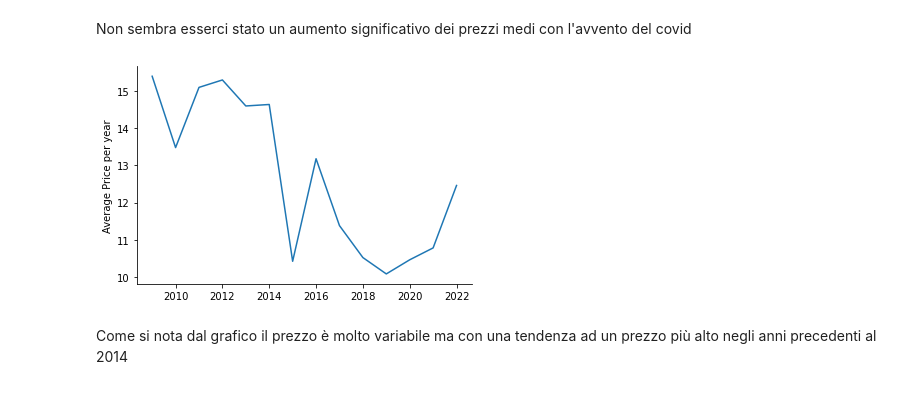
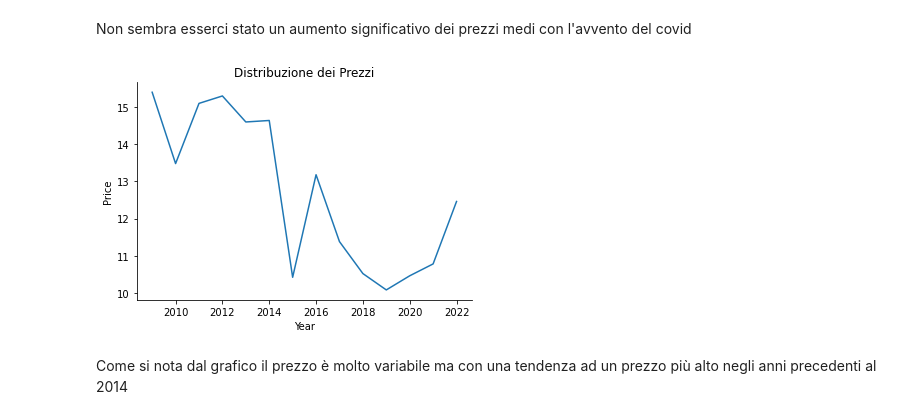
Before and after one commit to Nenne2000/BestSellerAmazon_Notebook, a Jupyter notebook: Notebook.ipynb, the cells around one changed output. Cells and saved outputs as stored; diff of their text form; code cells hidden in the pictures.

```diff
--- a/Notebook.ipynb
+++ b/Notebook.ipynb
@@ -319,12 +349,14 @@ Non sembra esserci stato un aumento significativo dei prezzi medi con l'avvento
 # %%
 fig, ax = plt.subplots()
 plt.plot(annual_price['Year'], annual_price['Price'])
-plt.ylabel('Average Price per year')
+plt.title("Distribuzione dei Prezzi")
+plt.ylabel("Price")
+plt.xlabel("Year")
 ax.spines['right'].set_visible(False)
 ax.spines['top'].set_visible(False)
 plt.show()
 # %% [output]
-[figure, old version]
+[figure, new version]
 # %% [markdown]
 Come si nota dal grafico il prezzo è molto variabile ma con una tendenza ad un prezzo più alto negli anni precedenti al 2014
 # %%
```
Also changed, not shown: parts of 56 cells of this notebook.
